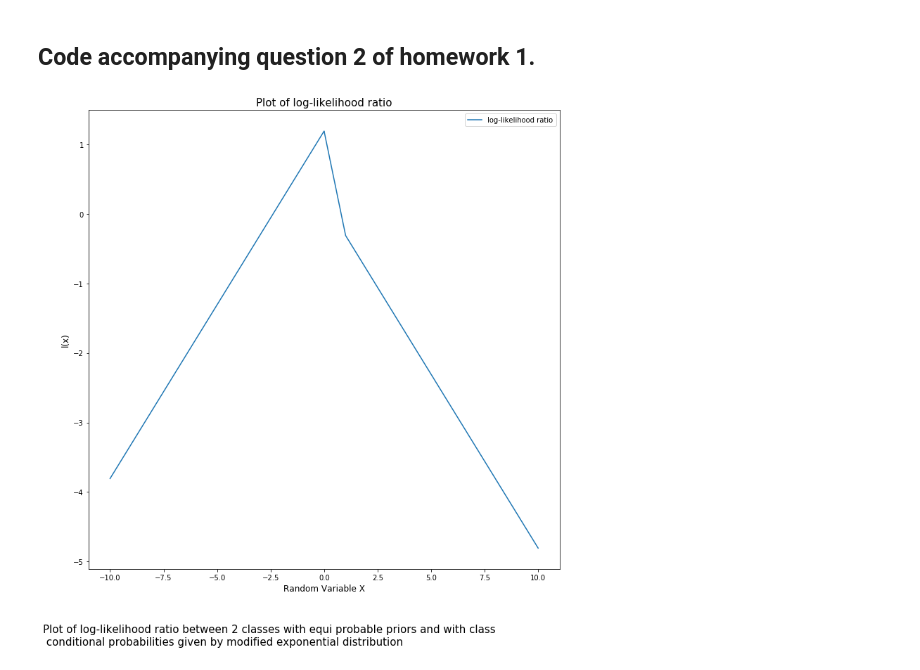
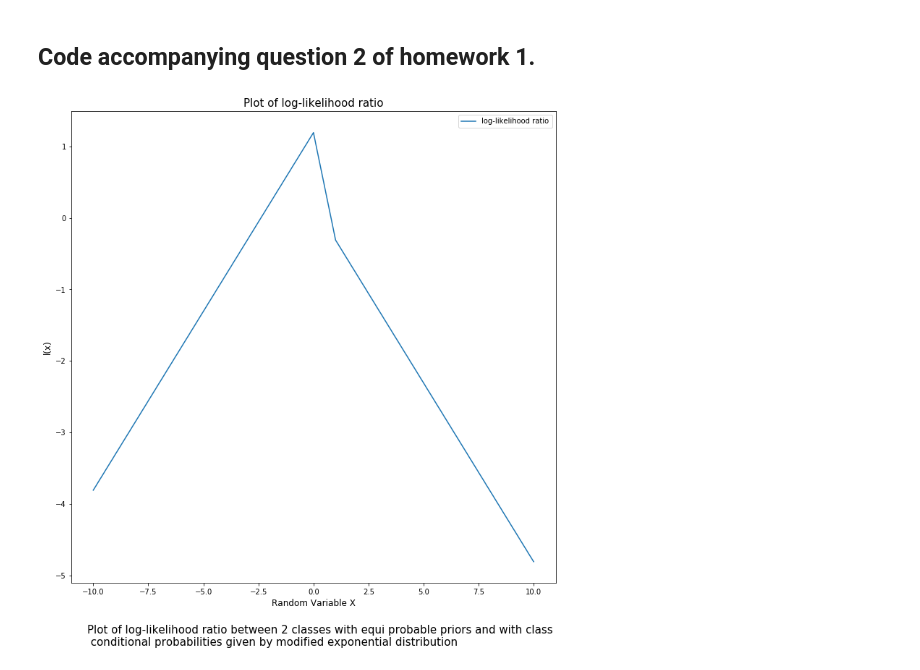
Before and after one commit to rohinarora/EECE5644-Machine_Learning, a Jupyter notebook: Hw1/Question 2.ipynb, the cells around one changed output. Cells and saved outputs as stored; diff of their text form; code cells hidden in the pictures.

```diff
--- a/Hw1/Question 2.ipynb
+++ b/Hw1/Question 2.ipynb
@@ -11,14 +11,14 @@ import math
 # %%
 x=np.linspace(-10,10,num=100000)
 f_x=.5*np.abs(x-1)-np.abs(x)+math.log(2) # l(x) in part 2 of question 2
 fig = plt.figure(figsize=(12,12));
-fig.text(.05,0,txt,fontsize=15);
+fig.text(.15,0.025,txt,fontsize=15);
 txt="Plot of log-likelihood ratio between 2 classes with equi probable priors and with class \n conditional probabilities given by modified exponential distribution "
 plt.plot(x,f_x,label='log-likelihood ratio');
 plt.title('Plot of log-likelihood ratio',fontsize=15)
 plt.xlabel('Random Variable X',fontsize=12)
 plt.ylabel('l(x)',fontsize=12);
 plt.legend()
 plt.show()
 # %% [output]
-[figure, old version]
+[figure, new version]
```
